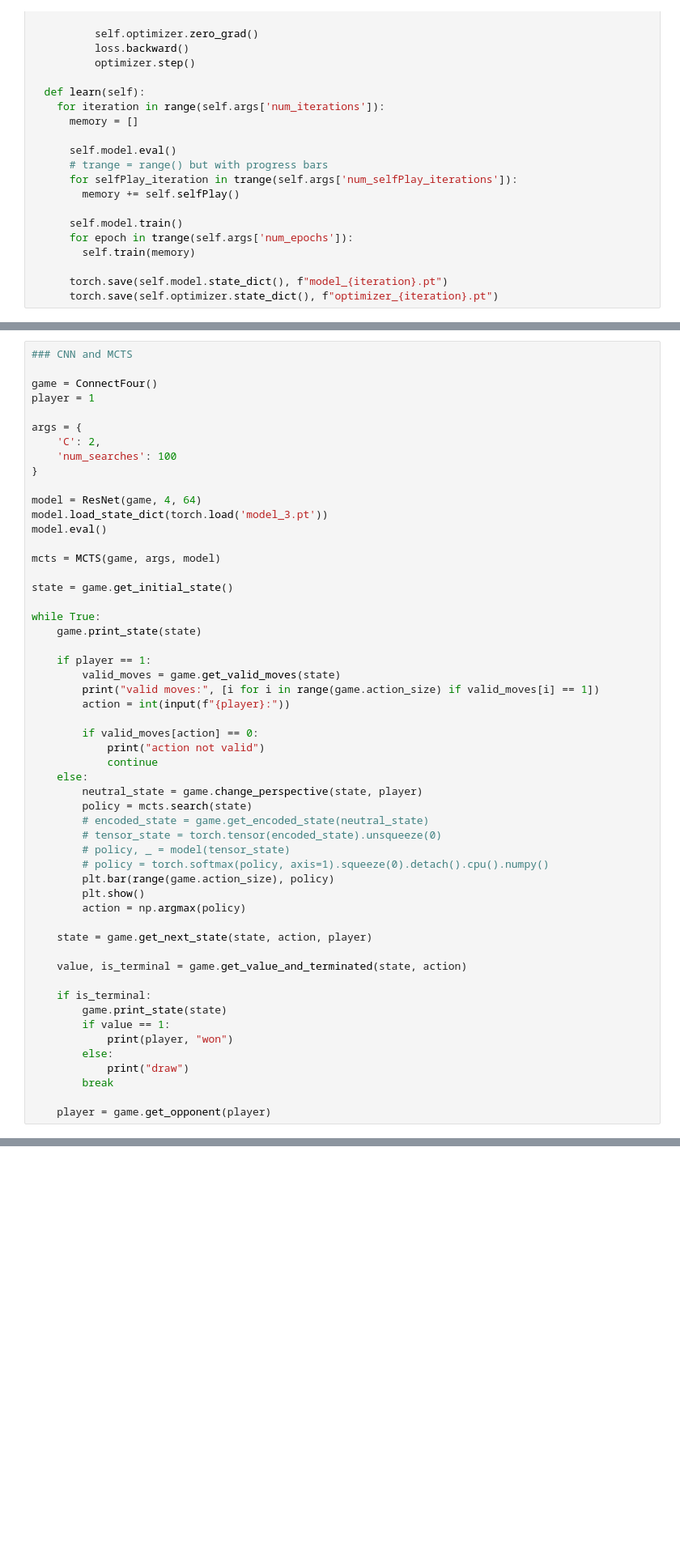
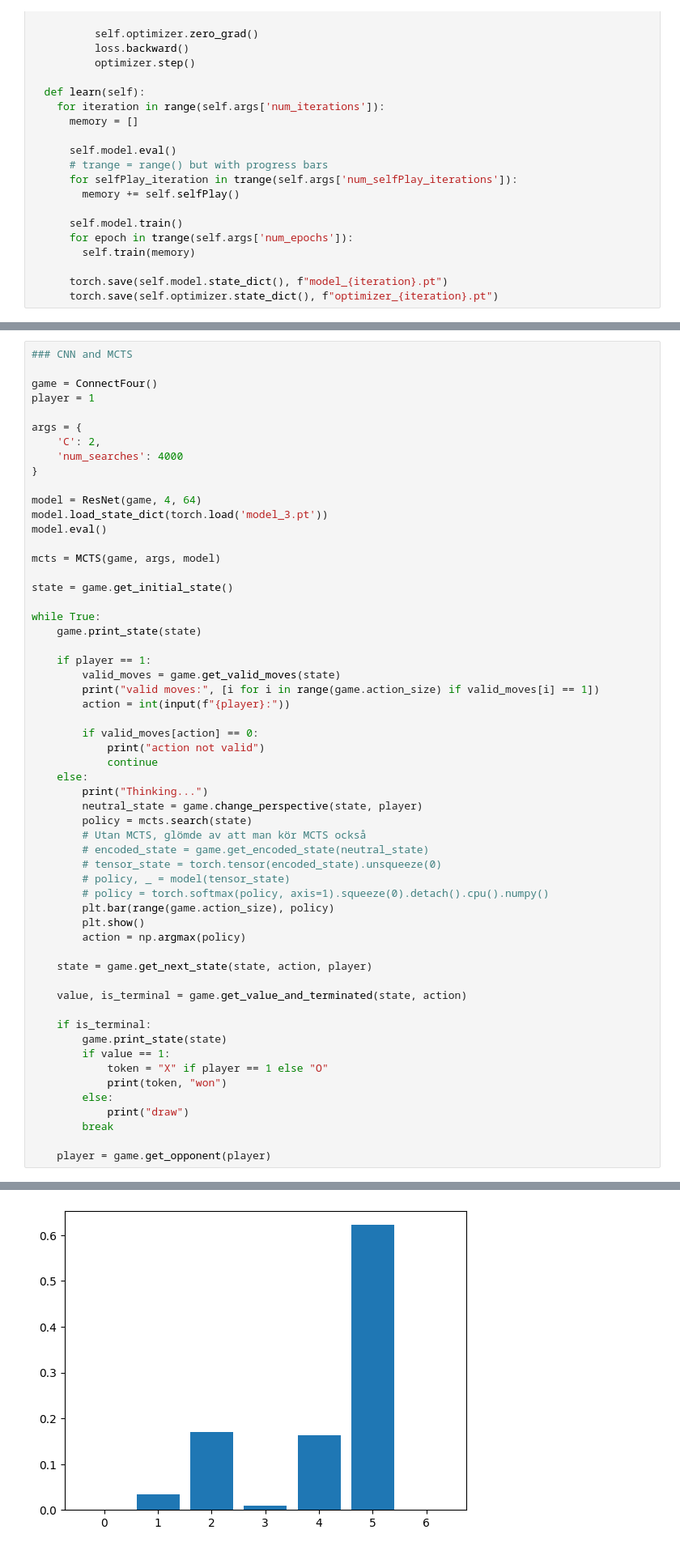
Before and after one commit to Snebabe/AlphaZero-example, a Jupyter notebook: AlphaZero.ipynb, the cells around one changed output, grey strips where cells are left out. Shown at 81% size. Drawn from its saved outputs; the diff is of its cells as text; blank space fills up the shorter version.

```diff
--- a/AlphaZero.ipynb
+++ b/AlphaZero.ipynb
@@ -578,7 +535,7 @@ player = 1
 
 args = {
     'C': 2,
-    'num_searches': 100
+    'num_searches': 4000
 }
 
 model = ResNet(game, 4, 64)
@@ -601,8 +558,10 @@ while True:
             print("action not valid")
             continue
     else:
+        print("Thinking...")
         neutral_state = game.change_perspective(state, player)
         policy = mcts.search(state)
+        # Utan MCTS, glömde av att man kör MCTS också
         # encoded_state = game.get_encoded_state(neutral_state)
         # tensor_state = torch.tensor(encoded_state).unsqueeze(0)
         # policy, _ = model(tensor_state)
@@ -618,7 +577,8 @@ while True:
     if is_terminal:
         game.print_state(state)
         if value == 1:
-            print(player, "won")
+            token = "X" if player == 1 else "O"
+            print(token, "won")
         else:
             print("draw")
         break
@@ -634,0 +602 @@ valid moves: [0, 1, 2, 3, 4, 5, 6]
+[figure, added]
```
Also changed, not shown: parts of 5 cells of this notebook.
